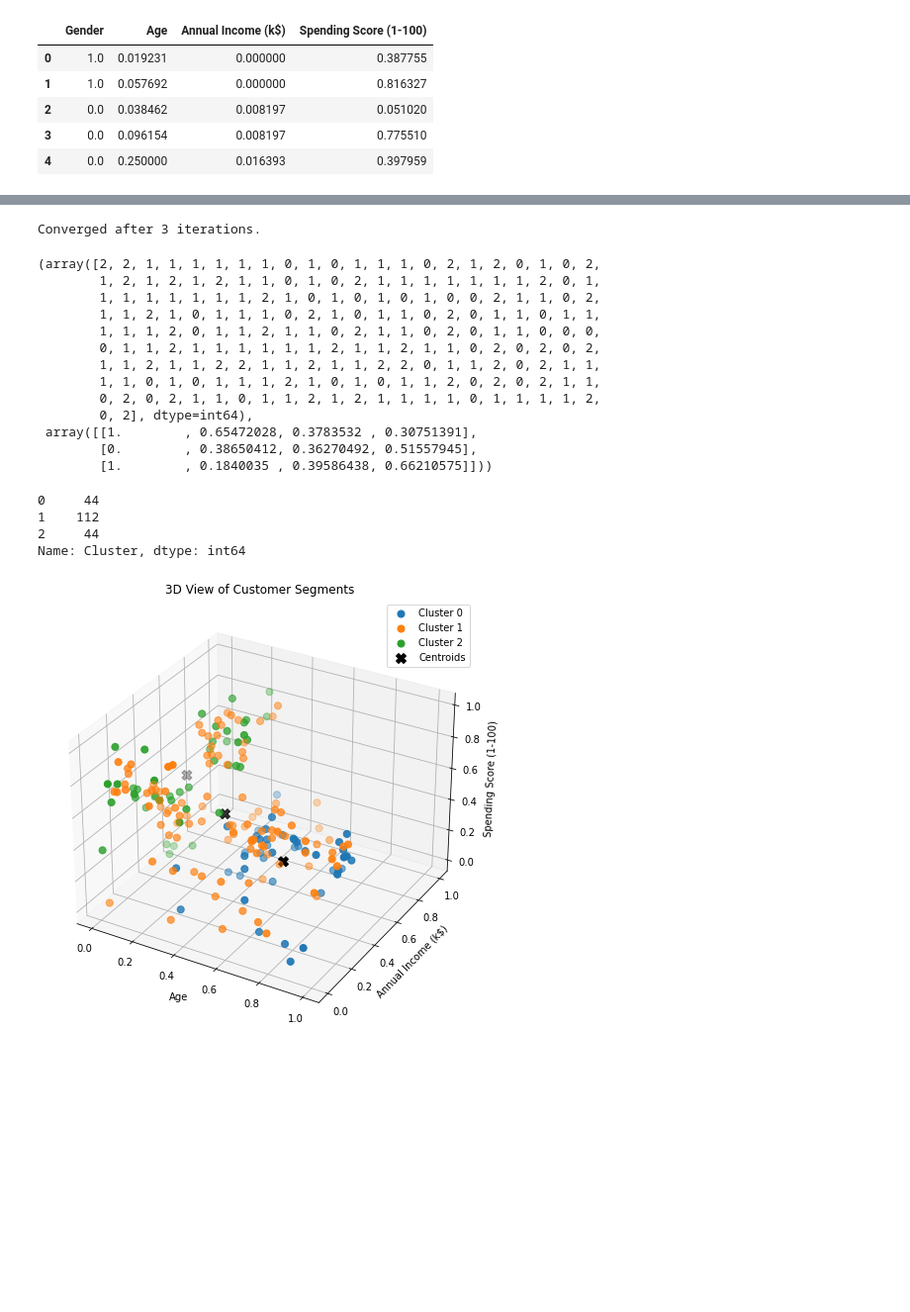
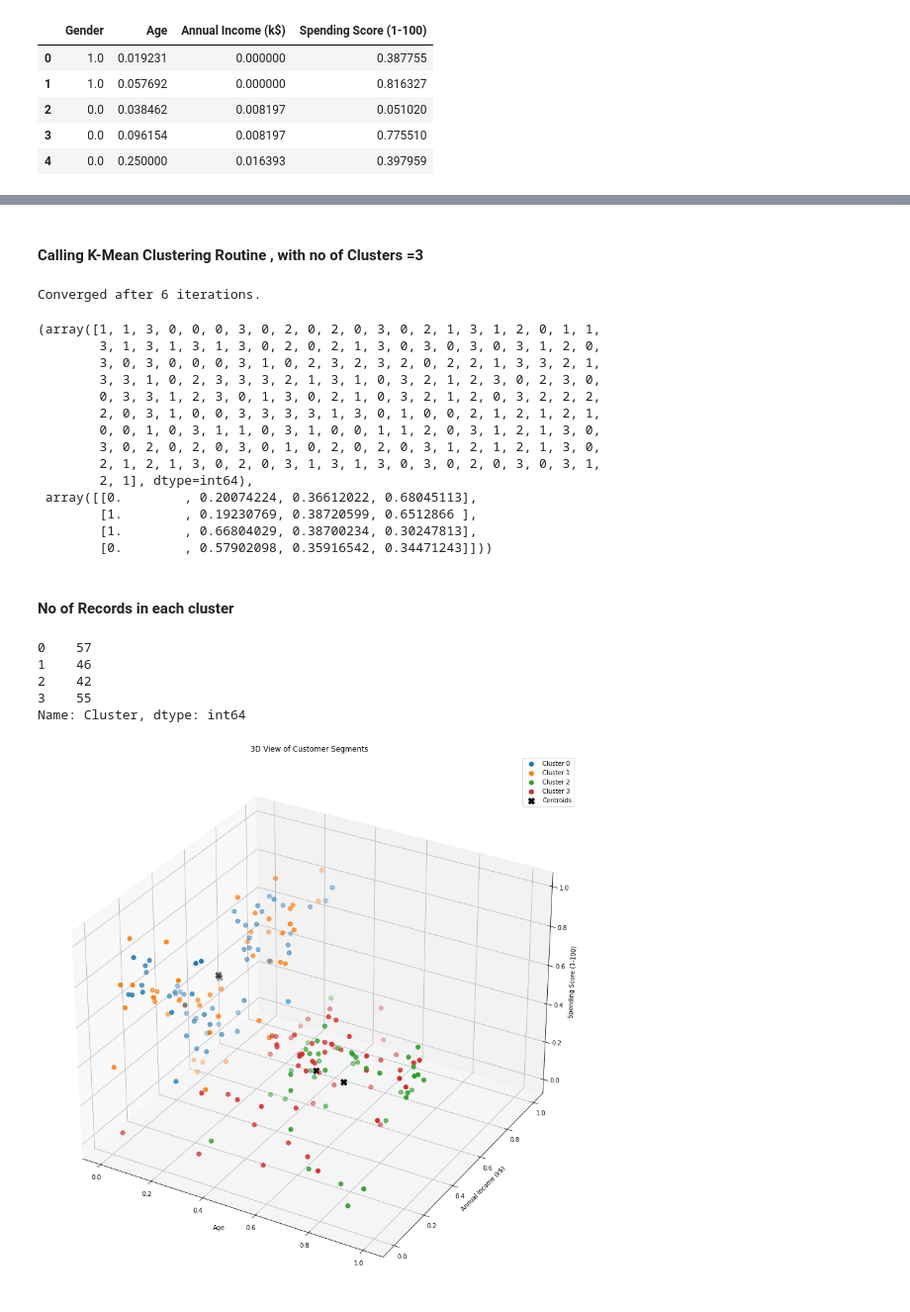
Before and after one commit to sunilmittal22/Customer-Streaming-Application, a Jupyter notebook: SPA_Assignment2.ipynb, the cells around one changed output, grey strips where cells are left out. Shown at 99% size. Drawn from its saved outputs; the diff is of its cells as text; code cells hidden in the pictures; blank space fills up the shorter version.

```diff
--- a/SPA_Assignment2.ipynb
+++ b/SPA_Assignment2.ipynb
@@ -96,5 +131,5 @@ def update_centroids(data, cluster_labels, k):
 # %%
-def k_means(data, k, max_iters=100, tol=1e-4):
+def k_means(data, k, max_iters=2000, tol=1e-8):
     """Perform k-means clustering."""
     # Initialize centroids
     centroids = initialize_centroids(data, k)
@@ -115,74 +150,74 @@ def k_means(data, k, max_iters=100, tol=1e-4):
 
     # Output final cluster assignments and centroids
     return cluster_labels, centroids
+# %% [markdown]
+#### Calling K-Mean Clustering Routine , with no of Clusters =3
 # %%
 # Convert the preprocessed DataFrame to a NumPy array for clustering
 data = df_scaled.to_numpy()
-
 # Number of clusters (k)
-k = 3
-
+k = 4
 # Perform k-means clustering
 cluster_labels, final_centroids = k_means(data, k)
-
 # Add the cluster labels back to the original DataFrame for interpretation
 df['Cluster'] = cluster_labels
-
 # Show cluster labels and the final centroids
 cluster_labels, final_centroids
 # %% [output]
-Converged after 3 iterations.
+Converged after 6 iterations.
-(array([2, 2, 1, 1, 1, 1, 1, 1, 0, 1, 0, 1, 1, 1, 0, 2, 1, 2, 0, 1, 0, 2,
-        1, 2, 1, 2, 1, 2, 1, 1, 0, 1, 0, 2, 1, 1, 1, 1, 1, 1, 1, 2, 0, 1,
-        1, 1, 1, 1, 1, 1, 1, 2, 1, 0, 1, 0, 1, 0, 1, 0, 0, 2, 1, 1, 0, 2,
-        1, 1, 2, 1, 0, 1, 1, 1, 0, 2, 1, 0, 1, 1, 0, 2, 0, 1, 1, 0, 1, 1,
-        1, 1, 1, 2, 0, 1, 1, 2, 1, 1, 0, 2, 1, 1, 0, 2, 0, 1, 1, 0, 0, 0,
-        0, 1, 1, 2, 1, 1, 1, 1, 1, 1, 2, 1, 1, 2, 1, 1, 0, 2, 0, 2, 0, 2,
-        1, 1, 2, 1, 1, 2, 2, 1, 1, 2, 1, 1, 2, 2, 0, 1, 1, 2, 0, 2, 1, 1,
-        1, 1, 0, 1, 0, 1, 1, 1, 2, 1, 0, 1, 0, 1, 1, 2, 0, 2, 0, 2, 1, 1,
-        0, 2, 0, 2, 1, 1, 0, 1, 1, 2, 1, 2, 1, 1, 1, 1, 0, 1, 1, 1, 1, 2,
-        0, 2], dtype=int64),
- array([[1.        , 0.65472028, 0.3783532 , 0.30751391],
-        [0.        , 0.38650412, 0.36270492, 0.51557945],
-        [1.        , 0.1840035 , 0.39586438, 0.66210575]]))
+(array([1, 1, 3, 0, 0, 0, 3, 0, 2, 0, 2, 0, 3, 0, 2, 1, 3, 1, 2, 0, 1, 1,
+        3, 1, 3, 1, 3, 1, 3, 0, 2, 0, 2, 1, 3, 0, 3, 0, 3, 0, 3, 1, 2, 0,
+        3, 0, 3, 0, 0, 0, 3, 1, 0, 2, 3, 2, 3, 2, 0, 2, 2, 1, 3, 3, 2, 1,
+        3, 3, 1, 0, 2, 3, 3, 3, 2, 1, 3, 1, 0, 3, 2, 1, 2, 3, 0, 2, 3, 0,
+        0, 3, 3, 1, 2, 3, 0, 1, 3, 0, 2, 1, 0, 3, 2, 1, 2, 0, 3, 2, 2, 2,
+        2, 0, 3, 1, 0, 0, 3, 3, 3, 3, 1, 3, 0, 1, 0, 0, 2, 1, 2, 1, 2, 1,
+        0, 0, 1, 0, 3, 1, 1, 0, 3, 1, 0, 0, 1, 1, 2, 0, 3, 1, 2, 1, 3, 0,
+        3, 0, 2, 0, 2, 0, 3, 0, 1, 0, 2, 0, 2, 0, 3, 1, 2, 1, 2, 1, 3, 0,
+        2, 1, 2, 1, 3, 0, 2, 0, 3, 1, 3, 1, 3, 0, 3, 0, 2, 0, 3, 0, 3, 1,
+        2, 1], dtype=int64),
+ array([[0.        , 0.20074224, 0.36612022, 0.68045113],
+        [1.        , 0.19230769, 0.38720599, 0.6512866 ],
+        [1.        , 0.66804029, 0.38700234, 0.30247813],
+        [0.        , 0.57902098, 0.35916542, 0.34471243]]))
+# %% [markdown]
+#### No of Records in each cluster
 # %%
 # Count the number of records in each cluster
 cluster_counts = df['Cluster'].value_counts().sort_index()
 cluster_counts
 # %% [output]
-0     44
-1    112
-2     44
+0    57
+1    46
+2    42
+3    55
 Name: Cluster, dtype: int64
 # %%
-import matplotlib.pyplot as plt
-from mpl_toolkits.mplot3d import Axes3D
 
 # Extract the features for 3D plotting: Age, Annual Income, and Spending Score
 X_plot = df_scaled[['Age', 'Annual Income (k$)', 'Spending Score (1-100)']].to_numpy()
 
 # Create a 3D plot
-fig = plt.figure(figsize=(12, 8))
+fig = plt.figure(figsize=(20, 16))
 ax = fig.add_subplot(111, projection='3d')
 
 # Scatter plot
 for i in range(k):
     ax.scatter(X_plot[cluster_labels == i, 0], X_plot[cluster_labels == i, 1], X_plot[cluster_labels == i, 2],
                label=f'Cluster {i}', s=50)
 
 # Plot centroids
 ax.scatter(final_centroids[:, 1], final_centroids[:, 2], final_centroids[:, 3], color='black',
            label='Centroids', s=100, marker='X')
 
 # Labels and title
 ax.set_xlabel('Age')
 ax.set_ylabel('Annual Income (k$)')
 ax.set_zlabel('Spending Score (1-100)')
 ax.set_title('3D View of Customer Segments')
 ax.legend()
 
 plt.show()
 # %% [output]
-[figure, old version]
+[figure, new version]
 # %%
 # Save the DataFrame with cluster labels to a CSV file
```
Also changed, not shown: parts of 32 cells of this notebook, 2 other files.
